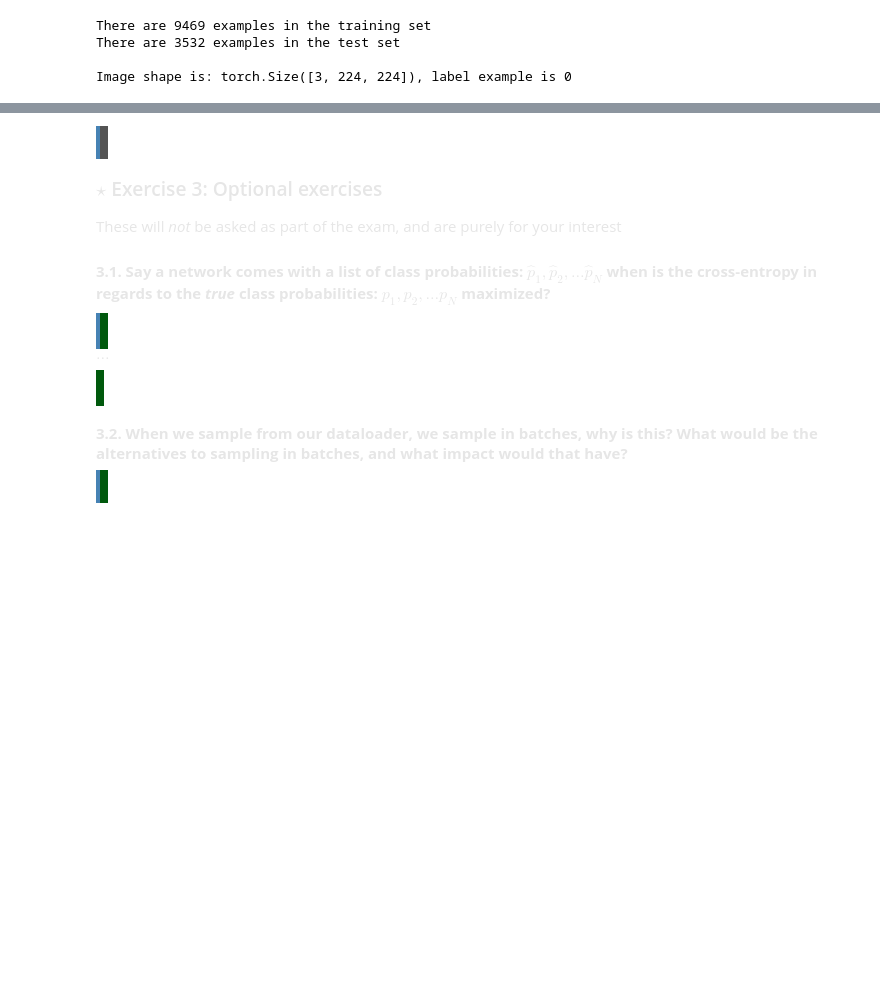
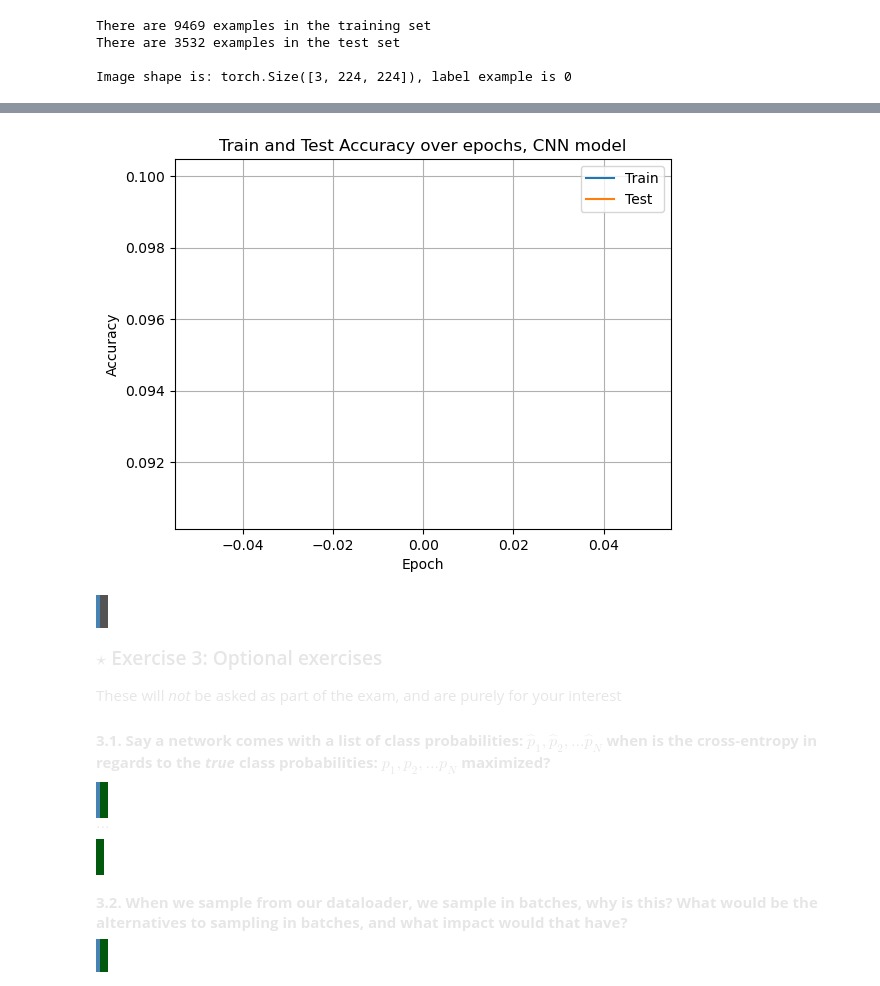
Before and after one commit to OliverJessen/Signals-and-Data-Autumn-2025-student, a Jupyter notebook: assignment_1/assignment_1.ipynb, the cells around one changed output, grey strips where cells are left out. Saved outputs shown, nothing was run; the diff lists cells and outputs as text; code cells hidden in the pictures; blank space fills up the shorter version.

```diff
--- a/assignment_1/assignment_1.ipynb
+++ b/assignment_1/assignment_1.ipynb
@@ -666,7 +666,7 @@ if USE_PRETRAINED_WEIGHTS:
     train_epochs = 5  # Fewer epochs needed with pre-trained features
 else:
     print("Training from scratch...")
-    train_epochs = 1  # More epochs needed when training from scratch
+    train_epochs = 10  # More epochs needed when training from scratch
 
 train_accs, test_accs = CNN_model.train_model(train_dataloader, epochs=train_epochs, val_dataloader=test_dataloader)
 # %% [output]
@@ -675,24 +675,16 @@ KeyboardInterrupt:
 # %%
 # plot train and test accuracies
 plt.plot(range(train_epochs), train_accs, label='Train')
 plt.plot(range(train_epochs), test_accs, label='Test')
 
 plt.xlabel('Epoch')
 plt.ylabel('Accuracy')
 plt.title('Train and Test Accuracy over epochs, CNN model')
 plt.grid()
 plt.legend()
-
-# Save figure with appropriate name
-if CNN_model == simpleVGG:
-    plt.savefig('simple_train_test_accuracy.png')
-elif CNN_model == VGG16:
-    plt.savefig('vgg16_train_test_accuracy.png')
-elif CNN_model == OG:
-    plt.savefig('OG_train_test_accuracy.png')
-elif CNN_model == fastsimpleVGG:
-    plt.savefig('fastsimple_train_test_accuracy.png')
 plt.show()
+# %% [output]
+[figure, added]
 # %% [markdown]
 <span style="color: #E6E6E6;">
 <span style="background-color: #545454; padding:8px; display:block; border-left:4px solid #4682b4">
```
Also changed, not shown: parts of 2 cells of this notebook.
